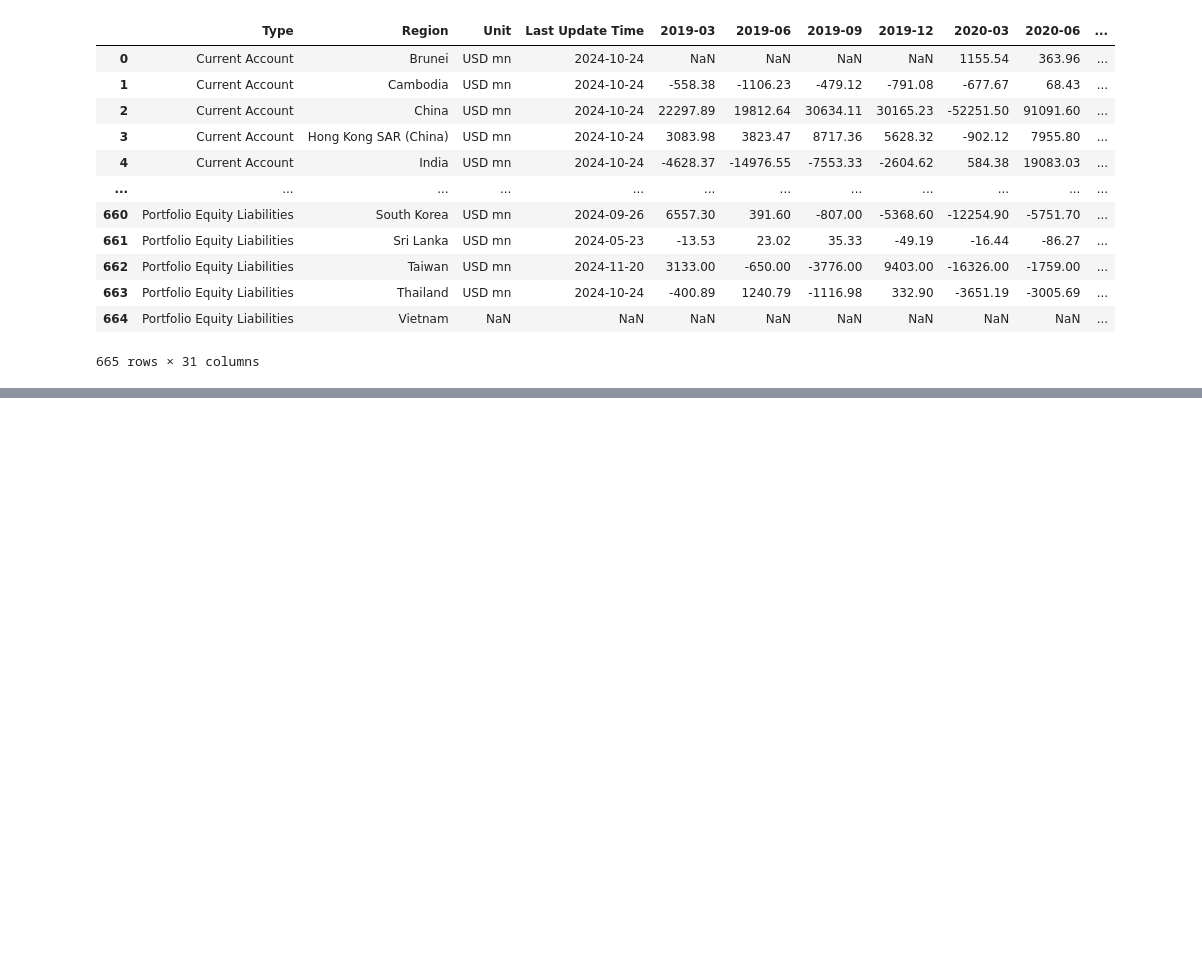
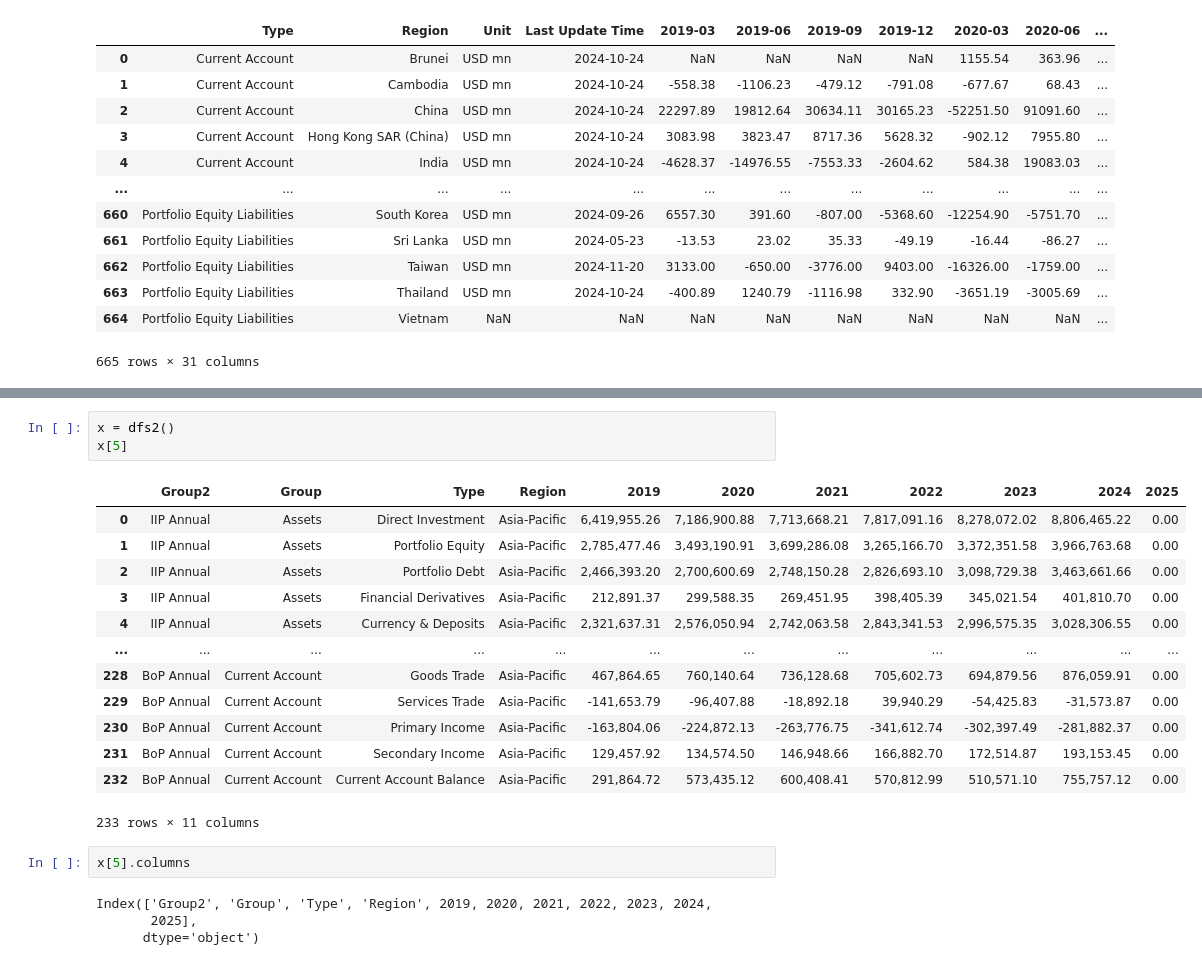
Before and after one commit to aizudeen11/cfm-nlp, a Jupyter notebook: main.ipynb, the cells around one changed output, grey strips where cells are left out. Saved outputs shown, nothing was run; the diff lists cells and outputs as text; blank space fills up the shorter version.

```diff
--- a/main.ipynb
+++ b/main.ipynb
@@ -84,0 +112,23 @@ df_main
+# %%
+x = dfs2()
+x[5]
+# %% [output]
+|  | Group2 | Group | Type | Region | 2019 | 2020 | 2021 | 2022 | 2023 | 2024 | 2025 |
+| 0 | IIP Annual | Assets | Direct Investment | Asia-Pacific | 6,419,955.26 | 7,186,900.88 | 7,713,668.21 | 7,817,091.16 | 8,278,072.02 | 8,806,465.22 | 0.00 |
+| 1 | IIP Annual | Assets | Portfolio Equity | Asia-Pacific | 2,785,477.46 | 3,493,190.91 | 3,699,286.08 | 3,265,166.70 | 3,372,351.58 | 3,966,763.68 | 0.00 |
+| 2 | IIP Annual | Assets | Portfolio Debt | Asia-Pacific | 2,466,393.20 | 2,700,600.69 | 2,748,150.28 | 2,826,693.10 | 3,098,729.38 | 3,463,661.66 | 0.00 |
+| 3 | IIP Annual | Assets | Financial Derivatives | Asia-Pacific | 212,891.37 | 299,588.35 | 269,451.95 | 398,405.39 | 345,021.54 | 401,810.70 | 0.00 |
+| 4 | IIP Annual | Assets | Currency & Deposits | Asia-Pacific | 2,321,637.31 | 2,576,050.94 | 2,742,063.58 | 2,843,341.53 | 2,996,575.35 | 3,028,306.55 | 0.00 |
+| ... | ... | ... | ... | ... | ... | ... | ... | ... | ... | ... | ... |
+| 228 | BoP Annual | Current Account | Goods Trade | Asia-Pacific | 467,864.65 | 760,140.64 | 736,128.68 | 705,602.73 | 694,879.56 | 876,059.91 | 0.00 |
+| 229 | BoP Annual | Current Account | Services Trade | Asia-Pacific | -141,653.79 | -96,407.88 | -18,892.18 | 39,940.29 | -54,425.83 | -31,573.87 | 0.00 |
+| 230 | BoP Annual | Current Account | Primary Income | Asia-Pacific | -163,804.06 | -224,872.13 | -263,776.75 | -341,612.74 | -302,397.49 | -281,882.37 | 0.00 |
+| 231 | BoP Annual | Current Account | Secondary Income | Asia-Pacific | 129,457.92 | 134,574.50 | 146,948.66 | 166,882.70 | 172,514.87 | 193,153.45 | 0.00 |
+| 232 | BoP Annual | Current Account | Current Account Balance | Asia-Pacific | 291,864.72 | 573,435.12 | 600,408.41 | 570,812.99 | 510,571.10 | 755,757.12 | 0.00 |
+233 rows × 11 columns
+# %%
+x[5].columns
+# %% [output]
+Index(['Group2', 'Group', 'Type', 'Region', 2019, 2020, 2021, 2022, 2023, 2024,
+       2025],
+      dtype='object')
```
Also changed, not shown: parts of 8 cells of this notebook, 4 other files.
